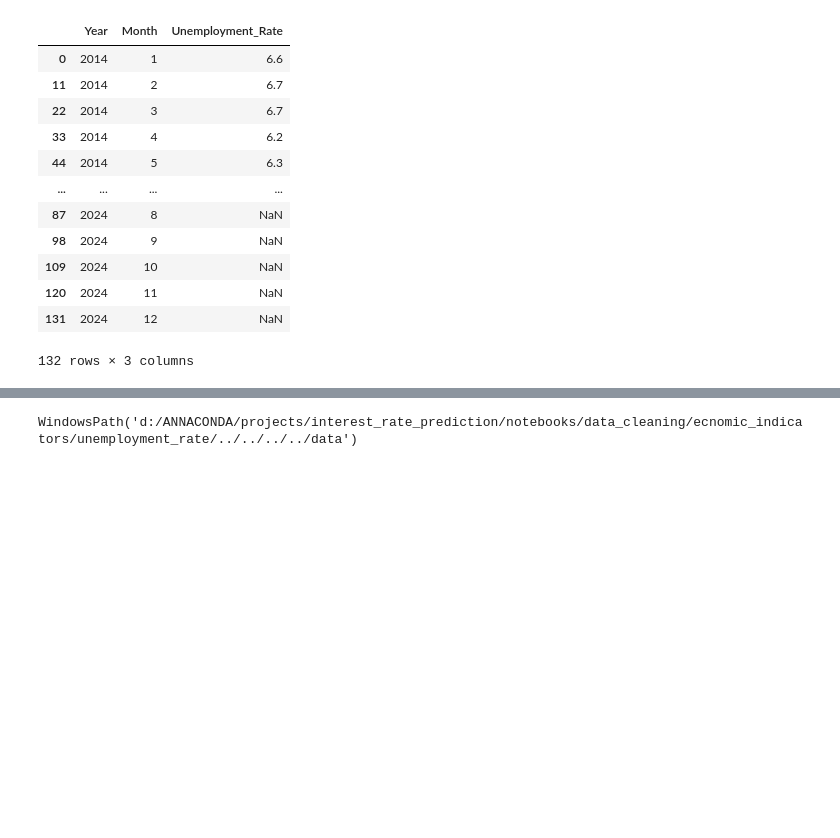
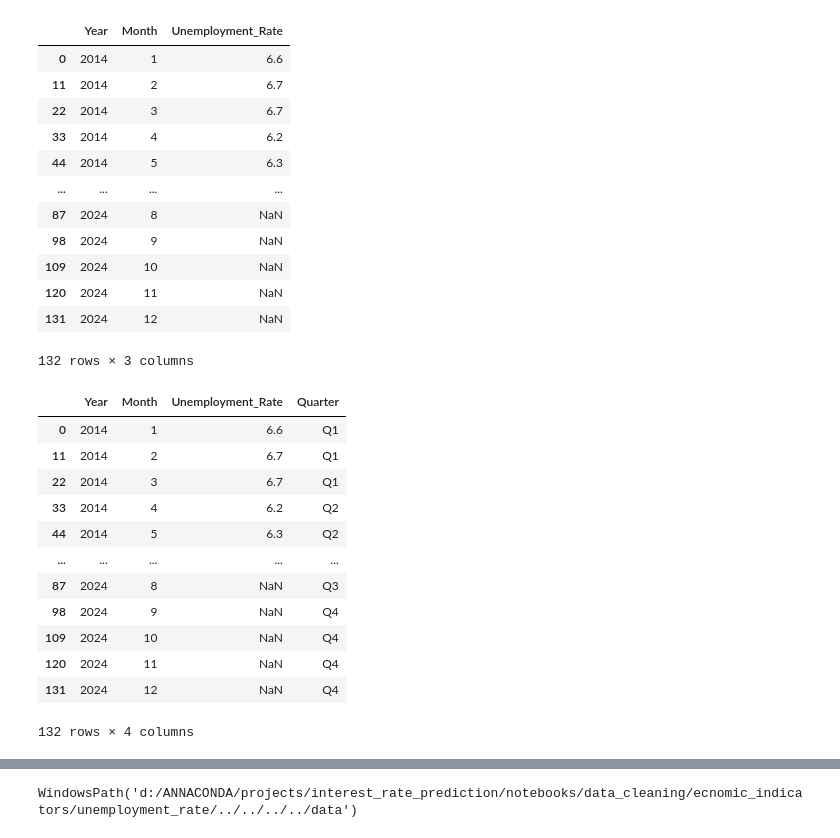
Before and after one commit to RJUNCC/interest_rate_prediction, a Jupyter notebook: notebooks/data_cleaning/ecnomic_indicators/unemployment_rate/unemployment_data_cleaning.ipynb, the cells around one changed output, grey strips where cells are left out. Saved outputs shown, nothing was run; the diff lists cells and outputs as text; code cells hidden in the pictures; blank space fills up the shorter version.

```diff
--- a/notebooks/data_cleaning/ecnomic_indicators/unemployment_rate/unemployment_data_cleaning.ipynb
+++ b/notebooks/data_cleaning/ecnomic_indicators/unemployment_rate/unemployment_data_cleaning.ipynb
@@ -67,6 +67,25 @@ unemployment_rate_melted
 | 120 | 2024 | 11 | NaN |
 | 131 | 2024 | 12 | NaN |
 132 rows × 3 columns
+# %%
+bins   = [0, 3, 6, 8, 12]
+labels = ["Q1", "Q2", "Q3", "Q4"]
+unemployment_rate_melted["Quarter"] = pd.cut(unemployment_rate_melted["Month"], bins=bins, labels=labels, right=True)
+unemployment_rate_melted
+# %% [output]
+|  | Year | Month | Unemployment_Rate | Quarter |
+| 0 | 2014 | 1 | 6.6 | Q1 |
+| 11 | 2014 | 2 | 6.7 | Q1 |
+| 22 | 2014 | 3 | 6.7 | Q1 |
+| 33 | 2014 | 4 | 6.2 | Q2 |
+| 44 | 2014 | 5 | 6.3 | Q2 |
+| ... | ... | ... | ... | ... |
+| 87 | 2024 | 8 | NaN | Q3 |
+| 98 | 2024 | 9 | NaN | Q4 |
+| 109 | 2024 | 10 | NaN | Q4 |
+| 120 | 2024 | 11 | NaN | Q4 |
+| 131 | 2024 | 12 | NaN | Q4 |
+132 rows × 4 columns
 # %%
 unemployment_rate_melted = unemployment_rate_melted.dropna()
 unemployment_rate_melted
```
Also changed, not shown: parts of 1 cell of this notebook, 7 other files.
